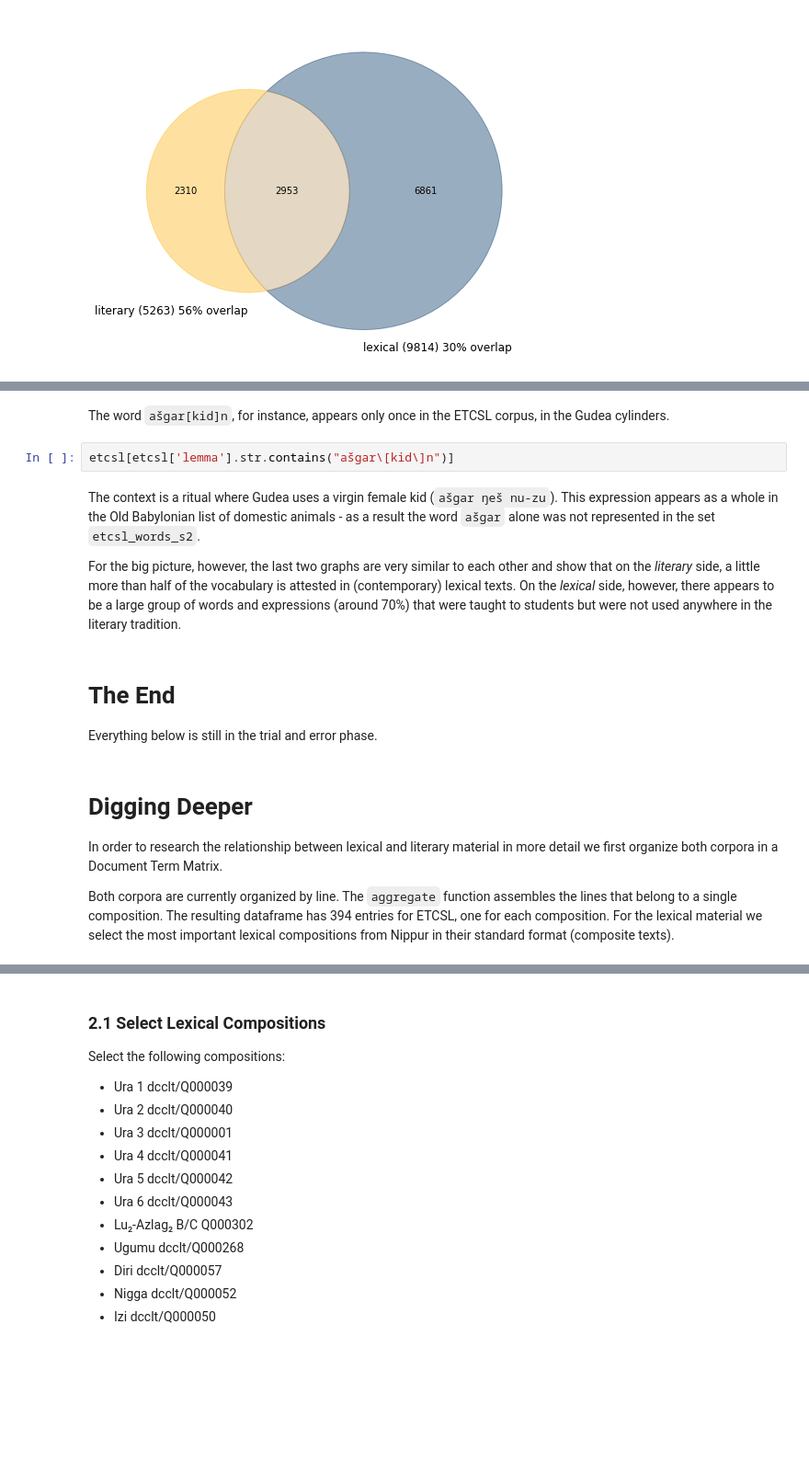
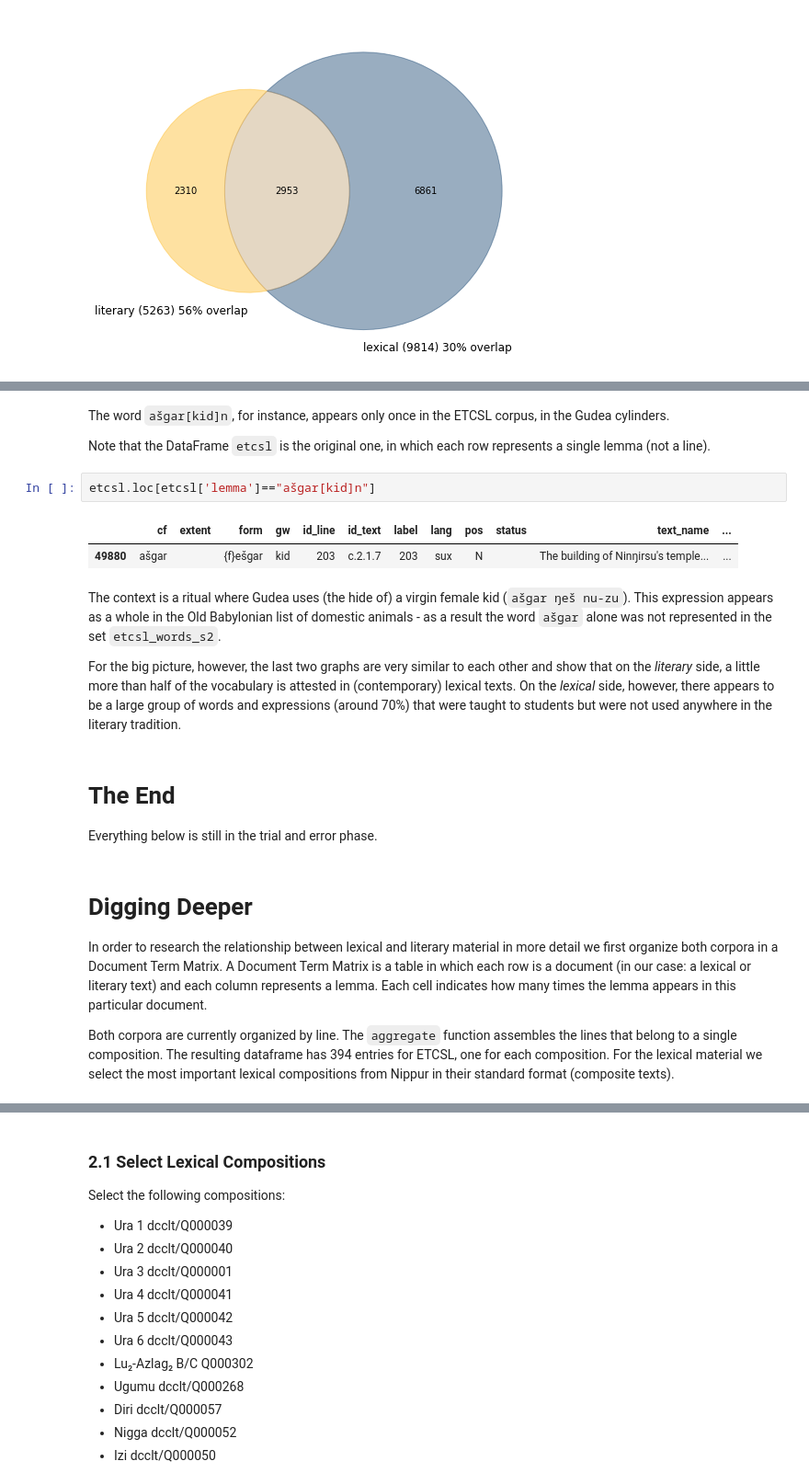
Before and after one commit to niekveldhuis/compass, a Jupyter notebook: 3_Vocabularies/Lit_Lex_Vocab.ipynb, the cells around one changed output, grey strips where cells are left out. Shown at 92% size. Saved outputs shown, nothing was run; the diff lists cells and outputs as text; blank space fills up the shorter version.

```diff
--- a/3_Vocabularies/Lit_Lex_Vocab.ipynb
+++ b/3_Vocabularies/Lit_Lex_Vocab.ipynb
@@ -315,9 +333,14 @@ etcsl_words_s3 - etcsl_words_s2
 # %% [markdown]
 The word `ašgar[kid]n`, for instance, appears only once in the ETCSL corpus, in the Gudea cylinders.
+
+Note that the DataFrame `etcsl` is the original one, in which each row represents a single lemma (not a line).
 # %%
-etcsl[etcsl['lemma'].str.contains("ašgar\[kid\]n")]
+etcsl.loc[etcsl['lemma']=="ašgar[kid]n"]
+# %% [output]
+|  | cf | extent | form | gw | id_line | id_text | label | lang | pos | status | text_name | ... |
+| 49880 | ašgar |  | {f}ešgar | kid | 203 | c.2.1.7 | 203 | sux | N |  | The building of Ninŋirsu's temple... | ... |
 # %% [markdown]
-The context is a ritual where Gudea uses a virgin female kid (`ašgar ŋeš nu-zu`). This expression appears as a whole in the Old Babylonian list of domestic animals - as a result the word `ašgar` alone was not represented in the set `etcsl_words_s2`.
+The context is a ritual where Gudea uses (the hide of) a virgin female kid (`ašgar ŋeš nu-zu`). This expression appears as a whole in the Old Babylonian list of domestic animals - as a result the word `ašgar` alone was not represented in the set `etcsl_words_s2`.
 
 For the big picture, however, the last two graphs are very similar to each other and show that on the *literary* side, a little more than half of the vocabulary is attested in (contemporary) lexical texts. On the *lexical* side, however, there appears to be a large group of words and expressions (around 70%) that were taught to students but were not used anywhere in the literary tradition.
 # %% [markdown]
@@ -325,6 +348,6 @@ For the big picture, however, the last two graphs are very similar to each other
 Everything below is still in the trial and error phase.
 # %% [markdown]
 # Digging Deeper
-In order to research the relationship between lexical and literary material in more detail we first organize both corpora in a Document Term Matrix.
+In order to research the relationship between lexical and literary material in more detail we first organize both corpora in a Document Term Matrix. A Document Term Matrix is a table in which each row is a document (in our case: a lexical or literary text) and each column represents a lemma. Each cell indicates how many times the lemma appears in this particular document.
 
 Both corpora are currently organized by line. The `aggregate` function assembles the lines that belong to a single composition. The resulting dataframe has 394 entries for ETCSL, one for each composition. For the lexical material we select the most important lexical compositions from Nippur in their standard format (composite texts).
```
Also changed, not shown: parts of 37 cells of this notebook, 1 other file.
